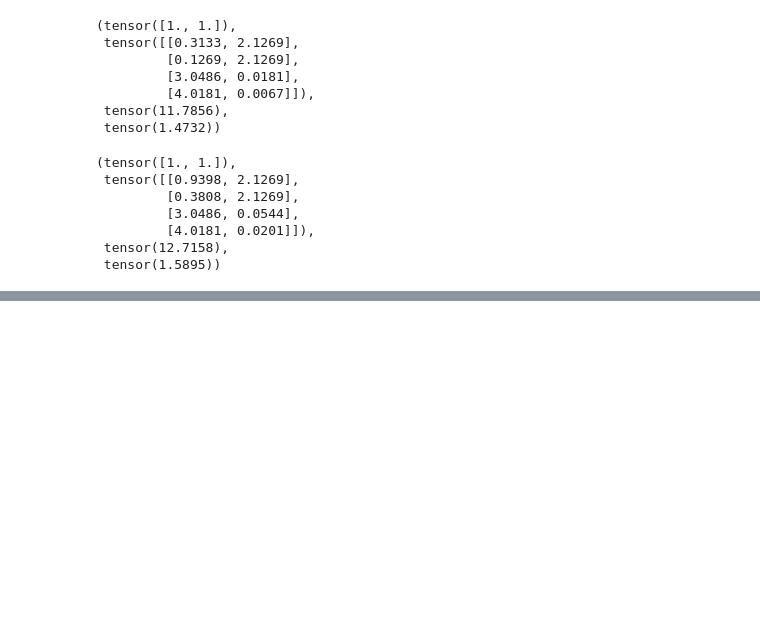
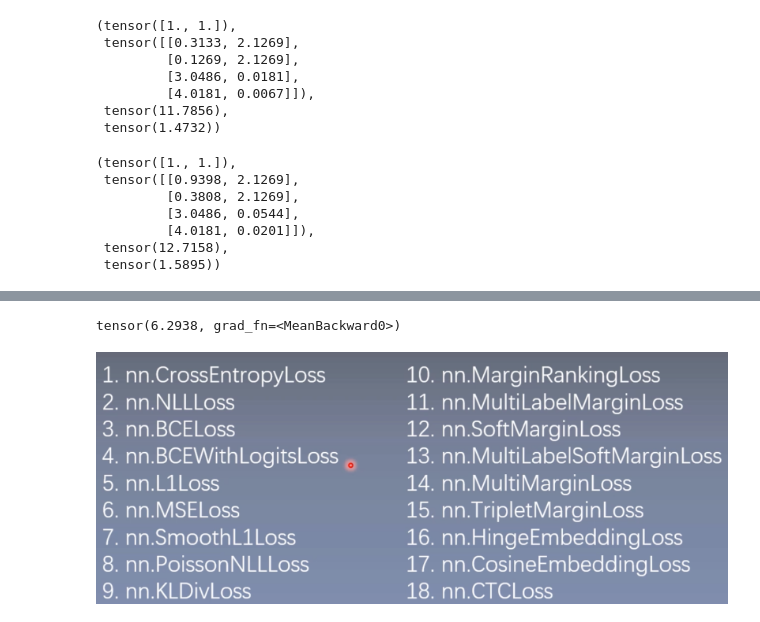
Before and after one commit to ccccmd/pytorch_learn, a Jupyter notebook: pytorch_code/lesson4/损失函数.ipynb, the cells around one changed output, grey strips where cells are left out. Drawn from its saved outputs; the diff is of its cells as text; code cells hidden in the pictures; blank space fills up the shorter version.

```diff
--- a/pytorch_code/lesson4/损失函数.ipynb
+++ b/pytorch_code/lesson4/损失函数.ipynb
@@ -191,0 +487,20 @@ weights, loss_none_w, loss_sum, loss_mean
+# %%
+T = 50
+C = 20
+N = 16
+S = 30
+S_min = 10
+inputs = torch.randn(T, N, C).log_softmax(2).detach().requires_grad_()
+target = torch.randint(low=1, high=C, size=(N, S), dtype=torch.long)
+input_lengths = torch.full(size=(N,), fill_value=T, dtype=torch.long)
+target_lengths = torch.randint(low=S_min, high=S, size=(N,), dtype=torch.long)
+ctc_loss = nn.CTCLoss()
+loss = ctc_loss(inputs, target, input_lengths, target_lengths)
+loss
+# %% [output]
+tensor(6.2938, grad_fn=<MeanBackward0>)
+# %%
+from IPython.display import Image
+Image(filename= '/Users/chenmengda/深度之眼/pytorch/pytorch_code/lesson4/损失函数.png')
+# %% [output]
+[figure, added]
```
Also changed, not shown: parts of 35 cells of this notebook, 1 other file.
